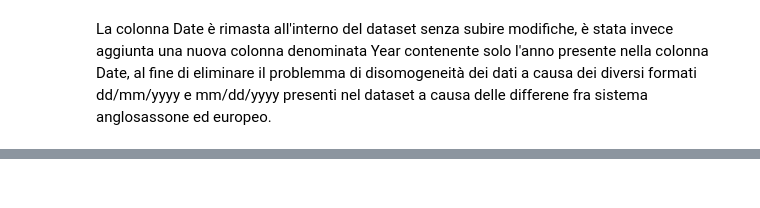
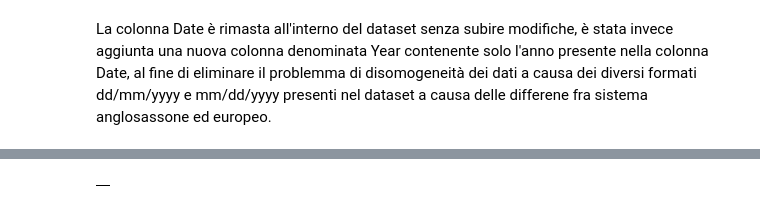
Before and after one commit to GabrieleLobina/network-project, a Jupyter notebook: Airplane_crashes.ipynb, the cells around one changed output, grey strips where cells are left out. Saved outputs shown, nothing was run; the diff lists cells and outputs as text; code cells hidden in the pictures.

```diff
--- a/Airplane_crashes.ipynb
+++ b/Airplane_crashes.ipynb
@@ -414,0 +542,8 @@ La colonna Date è rimasta all'interno del dataset senza subire modifiche, è st
+# %%
+dataset2=pd.DataFrame()
+lista_var=["Fatalities","Fatalities Crew","Fatalities Passangers"]
+for i in lista_var:
+    dataset2.assign(i=[dataset[i]])
+dataset2
+# %% [output]
+|  |
```
Also changed, not shown: parts of 61 cells of this notebook.
